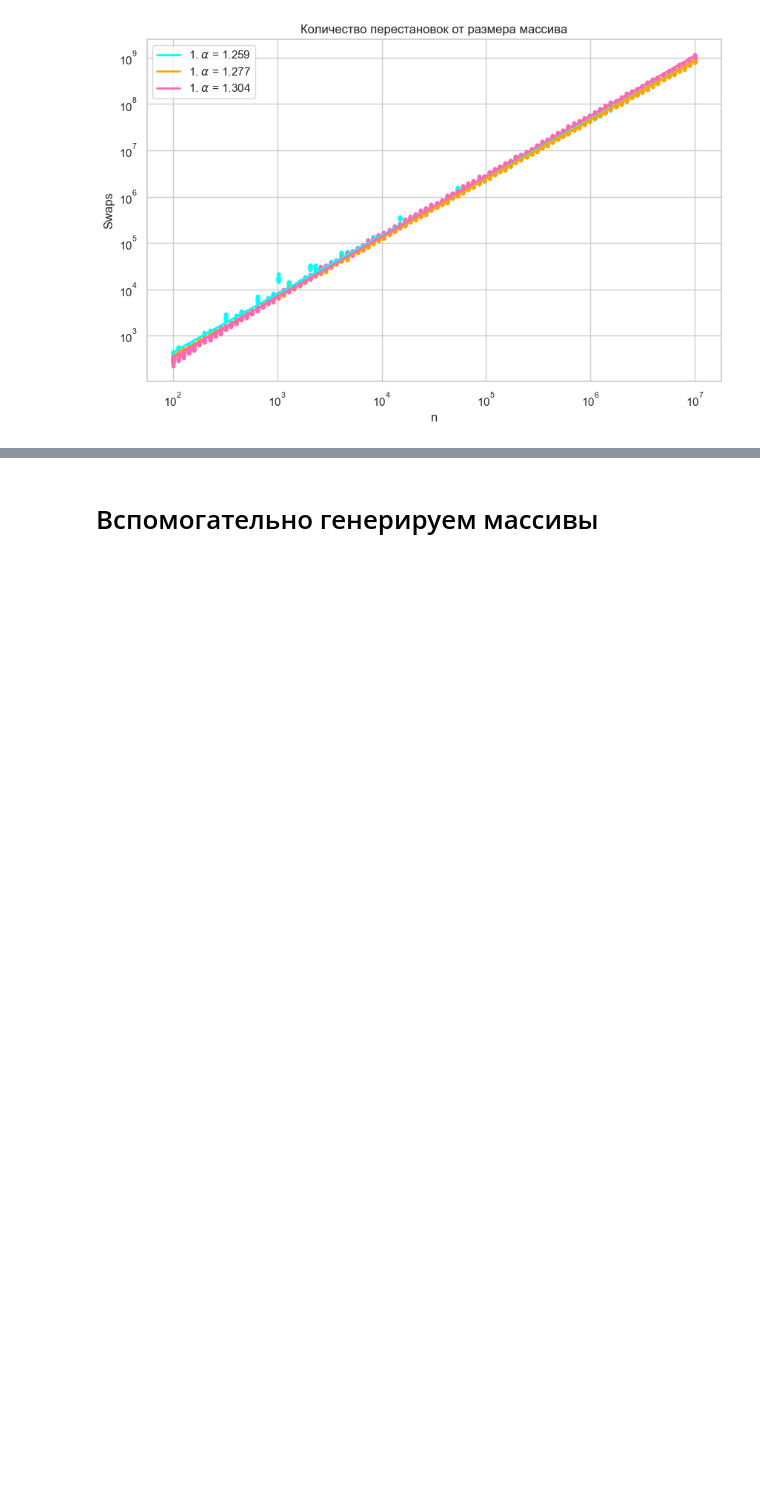
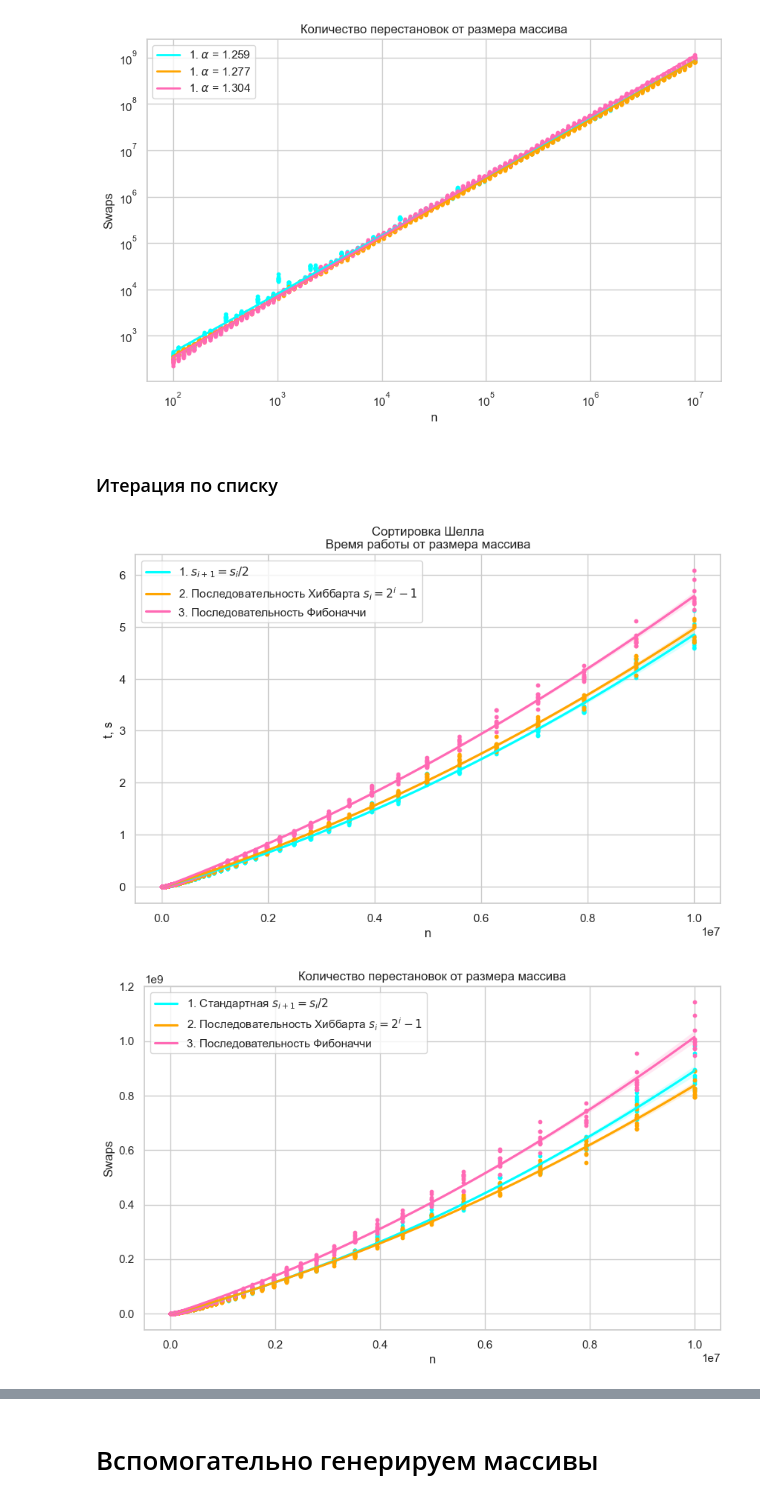
Before and after one commit to TrueToxa/lab-cpp, a Jupyter notebook: lab2-cpp/graph.ipynb, the cells around one changed output, grey strips where cells are left out. Drawn from its saved outputs; the diff is of its cells as text; code cells hidden in the pictures; blank space fills up the shorter version.

Commit message:
union_shell_sort(i_values)

```diff
--- a/lab2-cpp/graph.ipynb
+++ b/lab2-cpp/graph.ipynb
@@ -135,3 +139,58 @@ plt.show()
 # %% [output]
 [figure]
 [figure]
+# %% [markdown]
+### Итерация по списку
+# %%
+df_shell = pd.read_csv("csv/shell_sort_l.csv")
+df_shell['t_s'] = df_shell['t_ns'] / 1e9
+
+df_hibbard = pd.read_csv("csv/shell_hibbard_sort_l.csv")
+df_hibbard['t_s'] = df_hibbard['t_ns'] / 1e9
+
+df_fibonacci = pd.read_csv("csv/shell_fibonacci_sort_l.csv")
+df_fibonacci['t_s'] = df_fibonacci['t_ns'] / 1e9
+
+sns.set_theme(style="whitegrid")
+plt.figure(figsize=(10, 6))
+
+sns.regplot(data=df_shell, x='n', y='t_s', order=2, x_estimator=np.mean, ci=95,
+            label='1. $s_{i+1} = s_i/2$', color='cyan', scatter=False)
+sns.regplot(data=df_hibbard, x='n', y='t_s', order=2, x_estimator=np.mean, ci=95,
+            label='2. Последовательность Хиббарта $s_i = 2^i-1$', color='orange', scatter=False)
+sns.regplot(data=df_fibonacci, x='n', y='t_s', order=2, x_estimator=np.mean, ci=95,
+            label='3. Последовательность Фибоначчи', color='hotpink', scatter=False)
+
+plt.scatter(df_shell['n'], df_shell['t_s'], color='cyan', s=10)
+plt.scatter(df_hibbard['n'], df_hibbard['t_s'], color='orange', s=10)
+plt.scatter(df_fibonacci['n'], df_fibonacci['t_s'], color='hotpink', s=10)
+
+plt.xlabel("n")
+plt.ylabel("t, s")
+plt.title("Сортировка Шелла\nВремя работы от размера массива")
+plt.legend()
+plt.savefig("./plots/shell_sort_times.png")
+plt.show()
+
+plt.figure(figsize=(10, 6))
+
+sns.regplot(data=df_shell, x='n', y='swaps', order=2, x_estimator=np.mean, ci=95,
+            label='1. Стандартная $s_{i+1} = s_i/2$', color='cyan', scatter=False)
+sns.regplot(data=df_hibbard, x='n', y='swaps', order=2, x_estimator=np.mean, ci=95,
+            label='2. Последовательность Хиббарта $s_i = 2^i-1$', color='orange', scatter=False)
+sns.regplot(data=df_fibonacci, x='n', y='swaps', order=2, x_estimator=np.mean, ci=95,
+            label='3. Последовательность Фибоначчи', color='hotpink', scatter=False)
+
+plt.scatter(df_shell['n'], df_shell['swaps'], color='cyan', s=10)
+plt.scatter(df_hibbard['n'], df_hibbard['swaps'], color='orange', s=10)
+plt.scatter(df_fibonacci['n'], df_fibonacci['swaps'], color='hotpink', s=10)
+
+plt.xlabel("n")
+plt.ylabel("Swaps")
+plt.title("Количество перестановок от размера массива")
+plt.legend()
+plt.savefig("./plots/shell_sort_swaps.png")
+plt.show()
+# %% [output]
+[figure, added]
+[figure, added]
```
Also changed, not shown: parts of 4 cells of this notebook, 11 other files.
